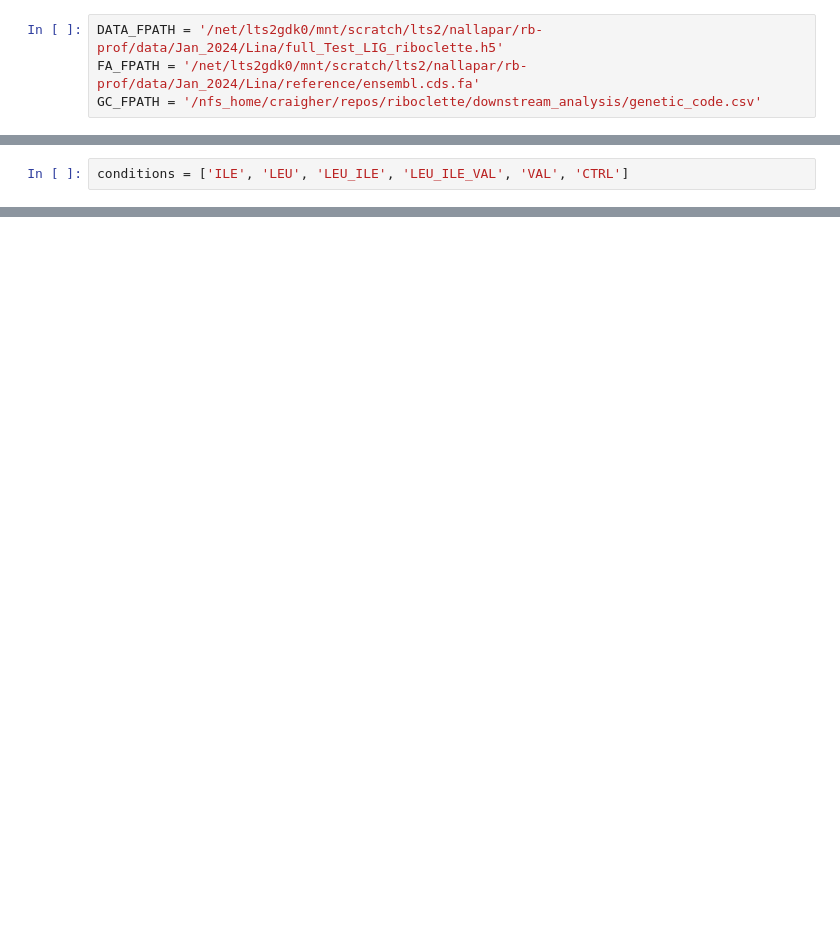
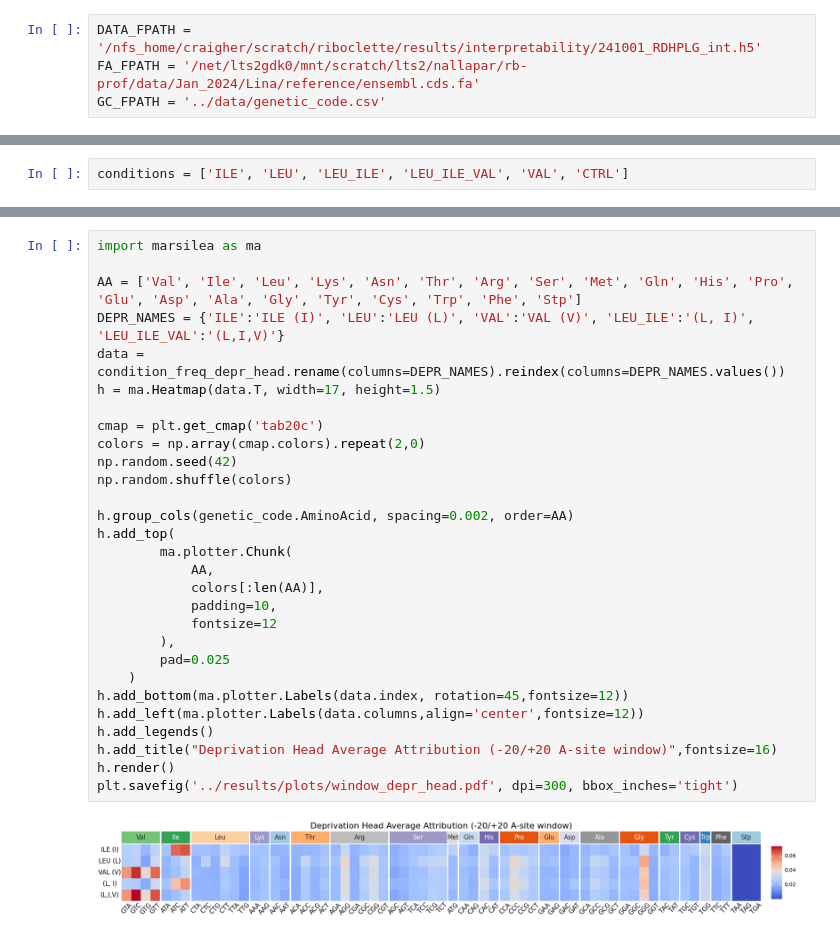
Before and after one commit to vam-sin/riboclette, a Jupyter notebook: downstream_analysis/topk_attr_condition_wise.ipynb, the cells around one changed output, grey strips where cells are left out. Cells and saved outputs as stored; diff of their text form; blank space fills up the shorter version.

Commit message:
Plotting Notebooks

```diff
--- a/downstream_analysis/topk_attr_condition_wise.ipynb
+++ b/downstream_analysis/topk_attr_condition_wise.ipynb
@@ -1,7 +1,7 @@
 # %%
-DATA_FPATH = '/net/lts2gdk0/mnt/scratch/lts2/nallapar/rb-prof/data/Jan_2024/Lina/full_Test_LIG_riboclette.h5'
+DATA_FPATH = '/nfs_home/craigher/scratch/riboclette/results/interpretability/241001_RDHPLG_int.h5'
 FA_FPATH = '/net/lts2gdk0/mnt/scratch/lts2/nallapar/rb-prof/data/Jan_2024/Lina/reference/ensembl.cds.fa'
-GC_FPATH = '/nfs_home/craigher/repos/riboclette/downstream_analysis/genetic_code.csv'
+GC_FPATH = '../data/genetic_code.csv'
 # %%
 import sklearn as skl
 import numpy as np
@@ -155,0 +292,31 @@ Estimated legend width: 7.5 mm
+# %%
+import marsilea as ma
+
+AA = ['Val', 'Ile', 'Leu', 'Lys', 'Asn', 'Thr', 'Arg', 'Ser', 'Met', 'Gln', 'His', 'Pro', 'Glu', 'Asp', 'Ala', 'Gly', 'Tyr', 'Cys', 'Trp', 'Phe', 'Stp']
+DEPR_NAMES = {'ILE':'ILE (I)', 'LEU':'LEU (L)', 'VAL':'VAL (V)', 'LEU_ILE':'(L, I)', 'LEU_ILE_VAL':'(L,I,V)'}
+data = condition_freq_depr_head.rename(columns=DEPR_NAMES).reindex(columns=DEPR_NAMES.values())
+h = ma.Heatmap(data.T, width=17, height=1.5)
+
+cmap = plt.get_cmap('tab20c')
+colors = np.array(cmap.colors).repeat(2,0)
+np.random.seed(42)
+np.random.shuffle(colors)
+
+h.group_cols(genetic_code.AminoAcid, spacing=0.002, order=AA)
+h.add_top(
+        ma.plotter.Chunk(
+            AA,
+            colors[:len(AA)],
+            padding=10,
+            fontsize=12
+        ),
+        pad=0.025
+    )
+h.add_bottom(ma.plotter.Labels(data.index, rotation=45,fontsize=12))
+h.add_left(ma.plotter.Labels(data.columns,align='center',fontsize=12))
+h.add_legends()
+h.add_title("Deprivation Head Average Attribution (-20/+20 A-site window)",fontsize=16)
+h.render()
+plt.savefig('../results/plots/window_depr_head.pdf', dpi=300, bbox_inches='tight')
+# %% [output]
+[figure, added]
```
Also changed, not shown: parts of 21 cells of this notebook, 2 other files.
